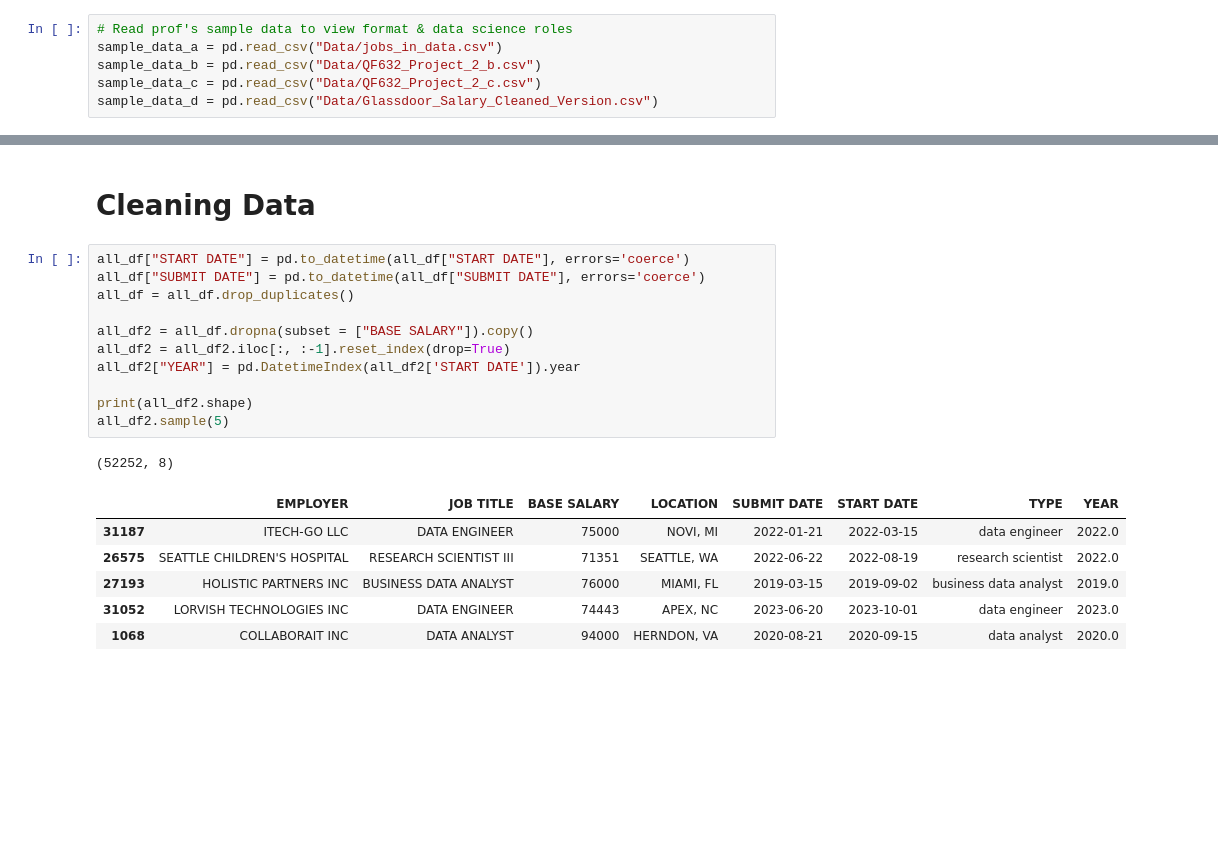
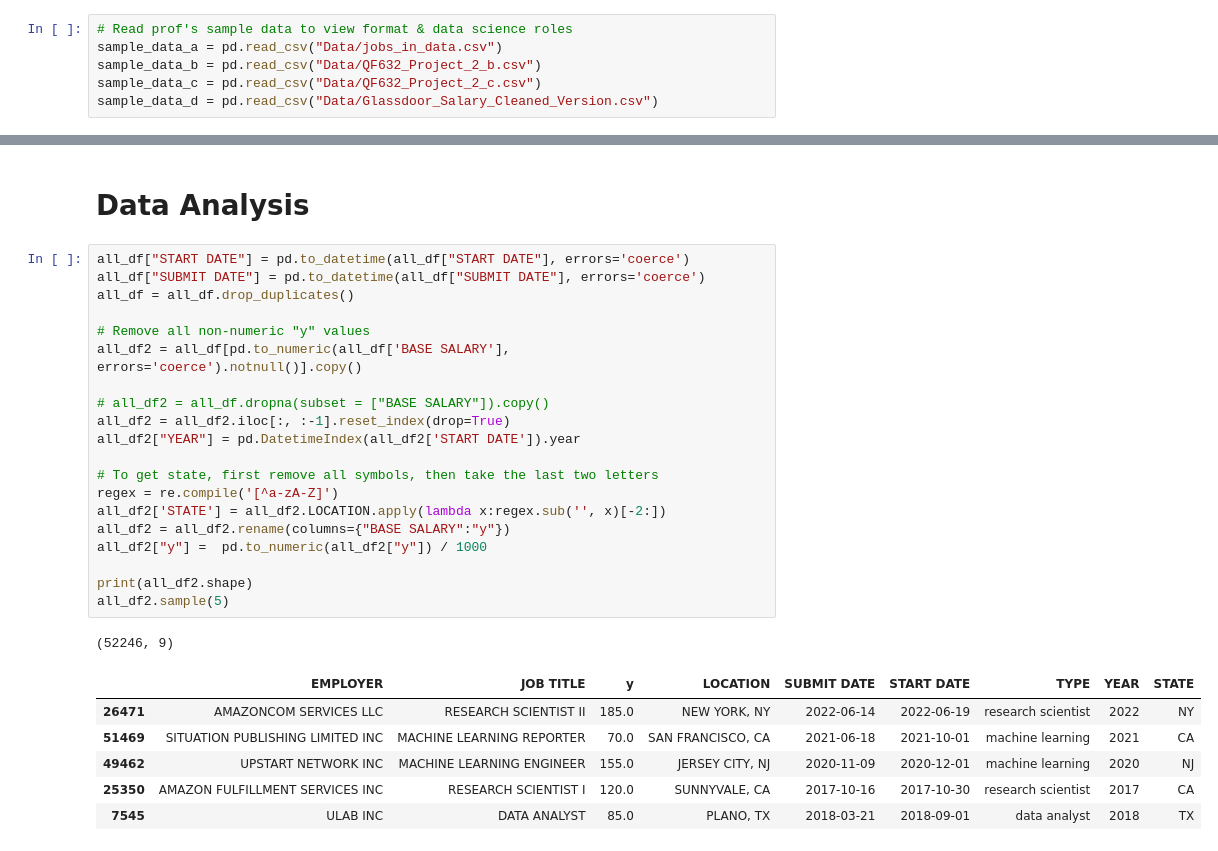
Before and after one commit to saltedpotato/QF632_Project, a Jupyter notebook: Part2.ipynb, the cells around one changed output, grey strips where cells are left out. Saved outputs shown, nothing was run; the diff lists cells and outputs as text; blank space fills up the shorter version.

Commit message:
cleaned data

```diff
--- a/Part2.ipynb
+++ b/Part2.ipynb
@@ -44,21 +50,30 @@ all_df.sample(5)
 # %% [markdown]
-# Cleaning Data
+# Data Analysis
 # %%
 all_df["START DATE"] = pd.to_datetime(all_df["START DATE"], errors='coerce')
 all_df["SUBMIT DATE"] = pd.to_datetime(all_df["SUBMIT DATE"], errors='coerce')
 all_df = all_df.drop_duplicates()
 
-all_df2 = all_df.dropna(subset = ["BASE SALARY"]).copy()
+# Remove all non-numeric "y" values
+all_df2 = all_df[pd.to_numeric(all_df['BASE SALARY'], errors='coerce').notnull()].copy()
+
+# all_df2 = all_df.dropna(subset = ["BASE SALARY"]).copy()
 all_df2 = all_df2.iloc[:, :-1].reset_index(drop=True)
 all_df2["YEAR"] = pd.DatetimeIndex(all_df2['START DATE']).year
 
+# To get state, first remove all symbols, then take the last two letters
+regex = re.compile('[^a-zA-Z]')
+all_df2['STATE'] = all_df2.LOCATION.apply(lambda x:regex.sub('', x)[-2:])
+all_df2 = all_df2.rename(columns={"BASE SALARY":"y"})
+all_df2["y"] =  pd.to_numeric(all_df2["y"]) / 1000
+
 print(all_df2.shape)
 all_df2.sample(5)
 # %% [output]
-(52252, 8)
+(52246, 9)
-|  | EMPLOYER | JOB TITLE | BASE SALARY | LOCATION | SUBMIT DATE | START DATE | TYPE | YEAR |
-| 31187 | ITECH-GO LLC | DATA ENGINEER | 75000 | NOVI, MI | 2022-01-21 | 2022-03-15 | data engineer | 2022.0 |
-| 26575 | SEATTLE CHILDREN'S HOSPITAL | RESEARCH SCIENTIST III | 71351 | SEATTLE, WA | 2022-06-22 | 2022-08-19 | research scientist | 2022.0 |
-| 27193 | HOLISTIC PARTNERS INC | BUSINESS DATA ANALYST | 76000 | MIAMI, FL | 2019-03-15 | 2019-09-02 | business data analyst | 2019.0 |
-| 31052 | LORVISH TECHNOLOGIES INC | DATA ENGINEER | 74443 | APEX, NC | 2023-06-20 | 2023-10-01 | data engineer | 2023.0 |
-| 1068 | COLLABORAIT INC | DATA ANALYST | 94000 | HERNDON, VA | 2020-08-21 | 2020-09-15 | data analyst | 2020.0 |
+|  | EMPLOYER | JOB TITLE | y | LOCATION | SUBMIT DATE | START DATE | TYPE | YEAR | STATE |
+| 26471 | AMAZONCOM SERVICES LLC | RESEARCH SCIENTIST II | 185.0 | NEW YORK, NY | 2022-06-14 | 2022-06-19 | research scientist | 2022 | NY |
+| 51469 | SITUATION PUBLISHING LIMITED INC | MACHINE LEARNING REPORTER | 70.0 | SAN FRANCISCO, CA | 2021-06-18 | 2021-10-01 | machine learning | 2021 | CA |
+| 49462 | UPSTART NETWORK INC | MACHINE LEARNING ENGINEER | 155.0 | JERSEY CITY, NJ | 2020-11-09 | 2020-12-01 | machine learning | 2020 | NJ |
+| 25350 | AMAZON FULFILLMENT SERVICES INC | RESEARCH SCIENTIST I | 120.0 | SUNNYVALE, CA | 2017-10-16 | 2017-10-30 | research scientist | 2017 | CA |
+| 7545 | ULAB INC | DATA ANALYST | 85.0 | PLANO, TX | 2018-03-21 | 2018-09-01 | data analyst | 2018 | TX |
```
Also changed, not shown: parts of 6 cells of this notebook.
